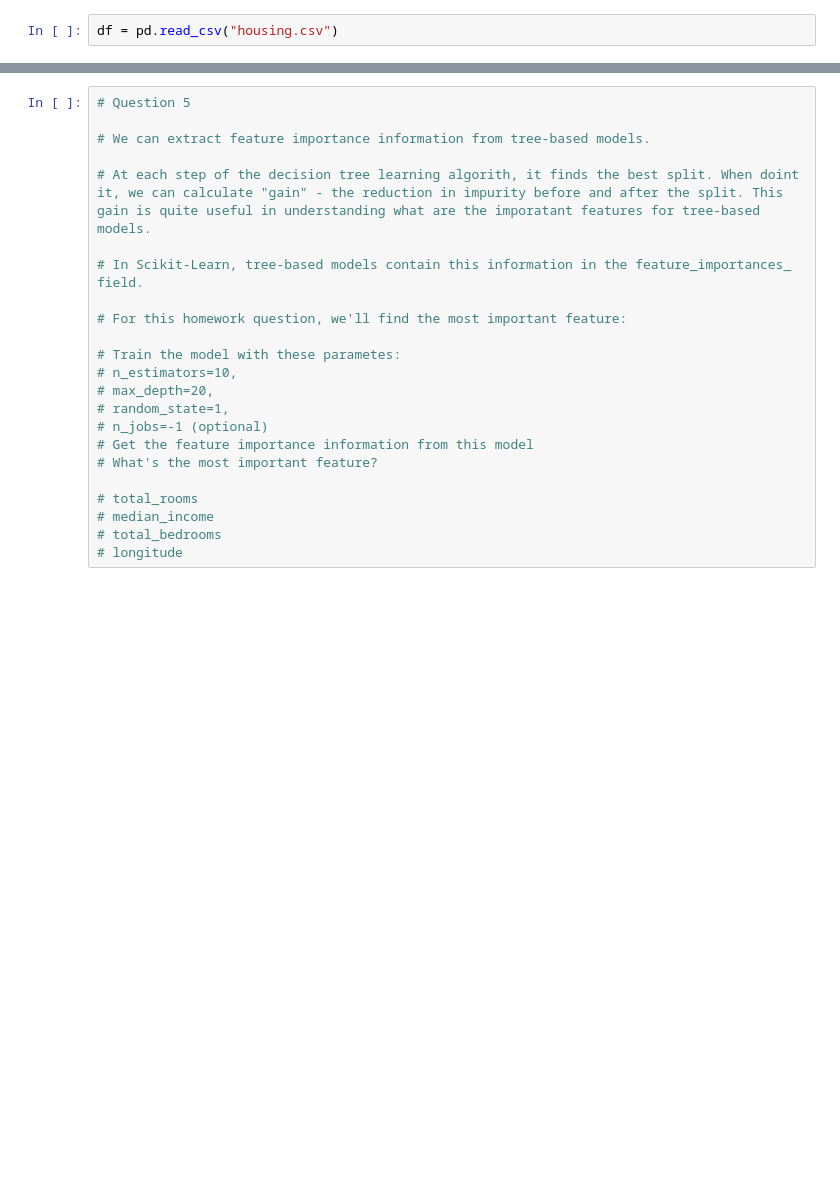
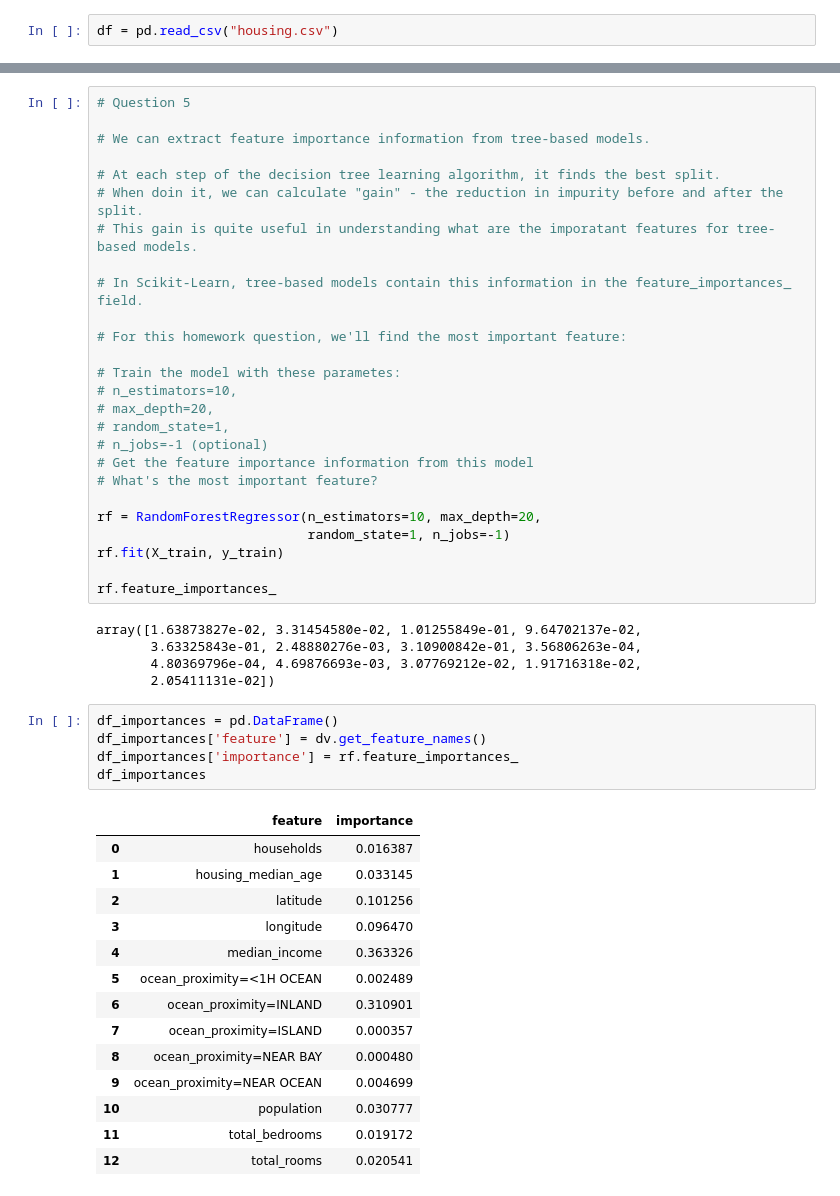
Before and after one commit to kmue/mlbookcamp-homework, a Jupyter notebook: mlbookcamp-hw6.ipynb, the cells around one changed output, grey strips where cells are left out. Cells and saved outputs as stored; diff of their text form; blank space fills up the shorter version.

```diff
--- a/mlbookcamp-hw6.ipynb
+++ b/mlbookcamp-hw6.ipynb
@@ -162,7 +211,9 @@ array([1., 1., 0., ..., 0., 1., 1.])
 
 # We can extract feature importance information from tree-based models.
 
-# At each step of the decision tree learning algorith, it finds the best split. When doint it, we can calculate "gain" - the reduction in impurity before and after the split. This gain is quite useful in understanding what are the imporatant features for tree-based models.
+# At each step of the decision tree learning algorithm, it finds the best split.
+# When doin it, we can calculate "gain" - the reduction in impurity before and after the split.
+# This gain is quite useful in understanding what are the imporatant features for tree-based models.
 
 # In Scikit-Learn, tree-based models contain this information in the feature_importances_ field.
 
@@ -176,7 +227,33 @@ array([1., 1., 0., ..., 0., 1., 1.])
 # Get the feature importance information from this model
 # What's the most important feature?
 
-# total_rooms
-# median_income
-# total_bedrooms
-# longitude
+rf = RandomForestRegressor(n_estimators=10, max_depth=20,
+                           random_state=1, n_jobs=-1)
+rf.fit(X_train, y_train)
+
+rf.feature_importances_
+# %% [output]
+array([1.63873827e-02, 3.31454580e-02, 1.01255849e-01, 9.64702137e-02,
+       3.63325843e-01, 2.48880276e-03, 3.10900842e-01, 3.56806263e-04,
+       4.80369796e-04, 4.69876693e-03, 3.07769212e-02, 1.91716318e-02,
+       2.05411131e-02])
+# %%
+df_importances = pd.DataFrame()
+df_importances['feature'] = dv.get_feature_names()
+df_importances['importance'] = rf.feature_importances_
+df_importances
+# %% [output]
+|  | feature | importance |
+| 0 | households | 0.016387 |
+| 1 | housing_median_age | 0.033145 |
+| 2 | latitude | 0.101256 |
+| 3 | longitude | 0.096470 |
+| 4 | median_income | 0.363326 |
+| 5 | ocean_proximity=<1H OCEAN | 0.002489 |
+| 6 | ocean_proximity=INLAND | 0.310901 |
+| 7 | ocean_proximity=ISLAND | 0.000357 |
+| 8 | ocean_proximity=NEAR BAY | 0.000480 |
+| 9 | ocean_proximity=NEAR OCEAN | 0.004699 |
+| 10 | population | 0.030777 |
+| 11 | total_bedrooms | 0.019172 |
+| 12 | total_rooms | 0.020541 |
```
Also changed, not shown: parts of 27 cells of this notebook.
